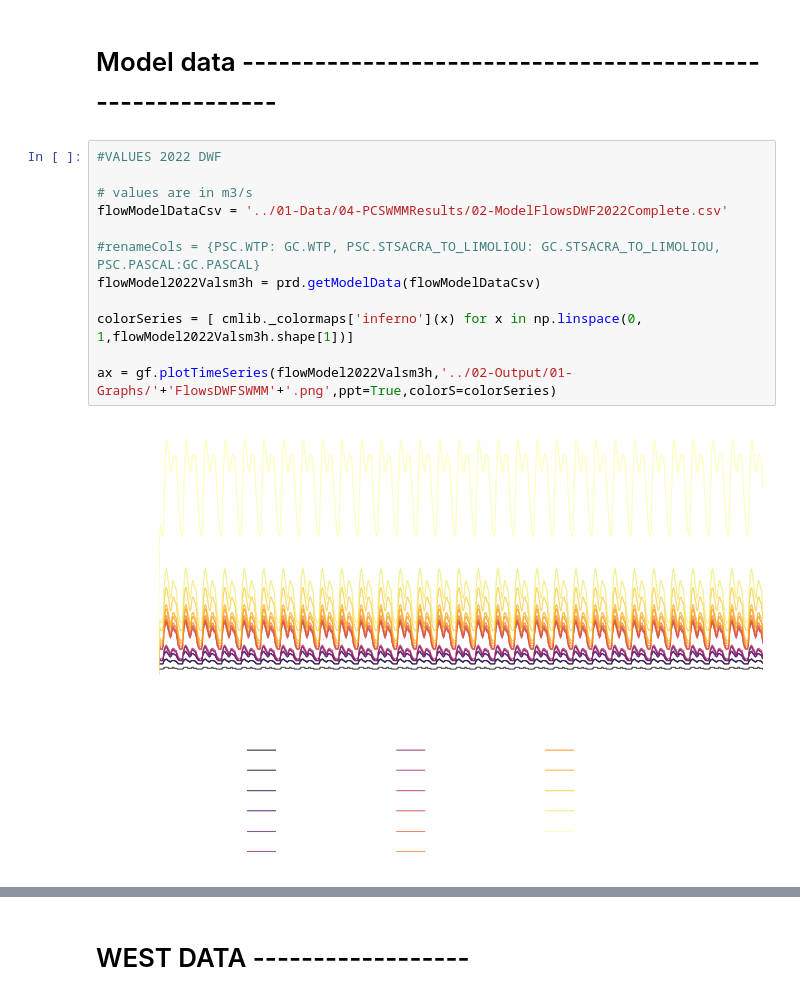
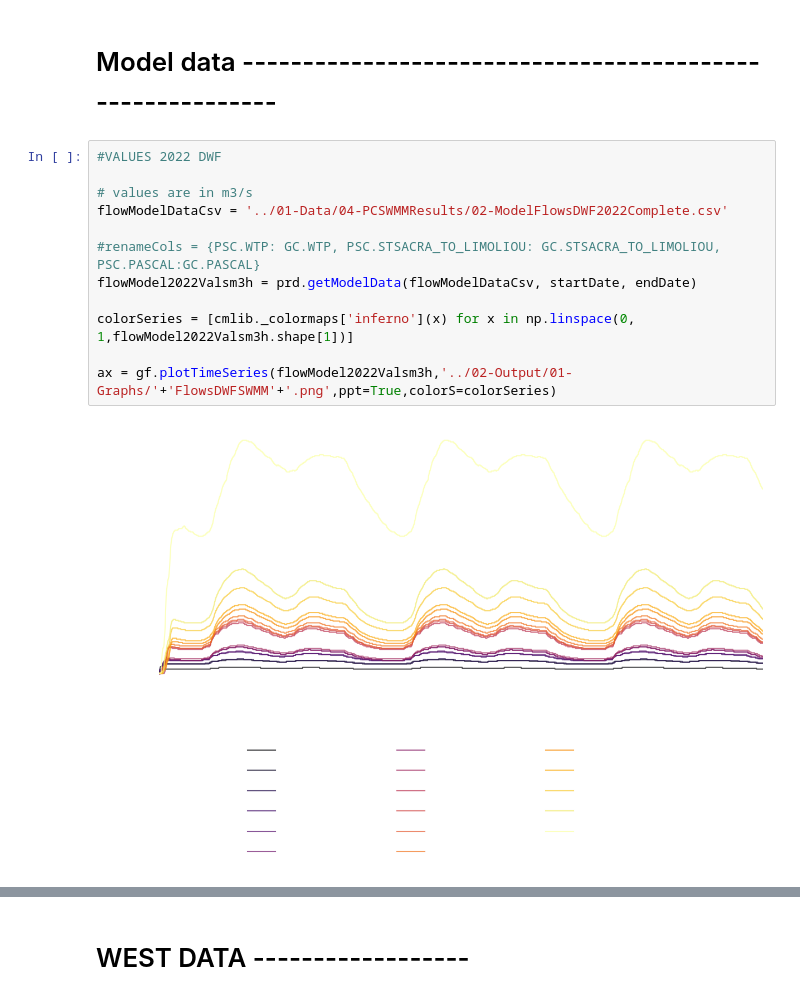
Before and after one commit to lunicirus/SWMMtoWEST, a Jupyter notebook: graphs/05-GraphFlowsSept.ipynb, the cells around one changed output, grey strips where cells are left out. Cells and saved outputs as stored; diff of their text form.

```diff
--- a/graphs/05-GraphFlowsSept.ipynb
+++ b/graphs/05-GraphFlowsSept.ipynb
@@ -36,17 +36,17 @@ dfFlowsMeassuredDWF = dfFlowsMeassured[(dfFlowsMeassured.index >= startDate)&(df
 # %%
 #VALUES 2022 DWF
 
 # values are in m3/s
 flowModelDataCsv = '../01-Data/04-PCSWMMResults/02-ModelFlowsDWF2022Complete.csv'
 
 #renameCols = {PSC.WTP: GC.WTP, PSC.STSACRA_TO_LIMOLIOU: GC.STSACRA_TO_LIMOLIOU, PSC.PASCAL:GC.PASCAL}
-flowModel2022Valsm3h = prd.getModelData(flowModelDataCsv)
+flowModel2022Valsm3h = prd.getModelData(flowModelDataCsv, startDate, endDate)
 
-colorSeries = [ cmlib._colormaps['inferno'](x) for x in np.linspace(0, 1,flowModel2022Valsm3h.shape[1])]
+colorSeries = [cmlib._colormaps['inferno'](x) for x in np.linspace(0, 1,flowModel2022Valsm3h.shape[1])]
 
 ax = gf.plotTimeSeries(flowModel2022Valsm3h,'../02-Output/01-Graphs/'+'FlowsDWFSWMM'+'.png',ppt=True,colorS=colorSeries)
 # %% [output]
-[figure, old version]
+[figure, new version]
 # %%
 flowModel2022Valsm3h
 # %% [output]
```
Also changed, not shown: parts of 2 cells of this notebook, 4 other files.
